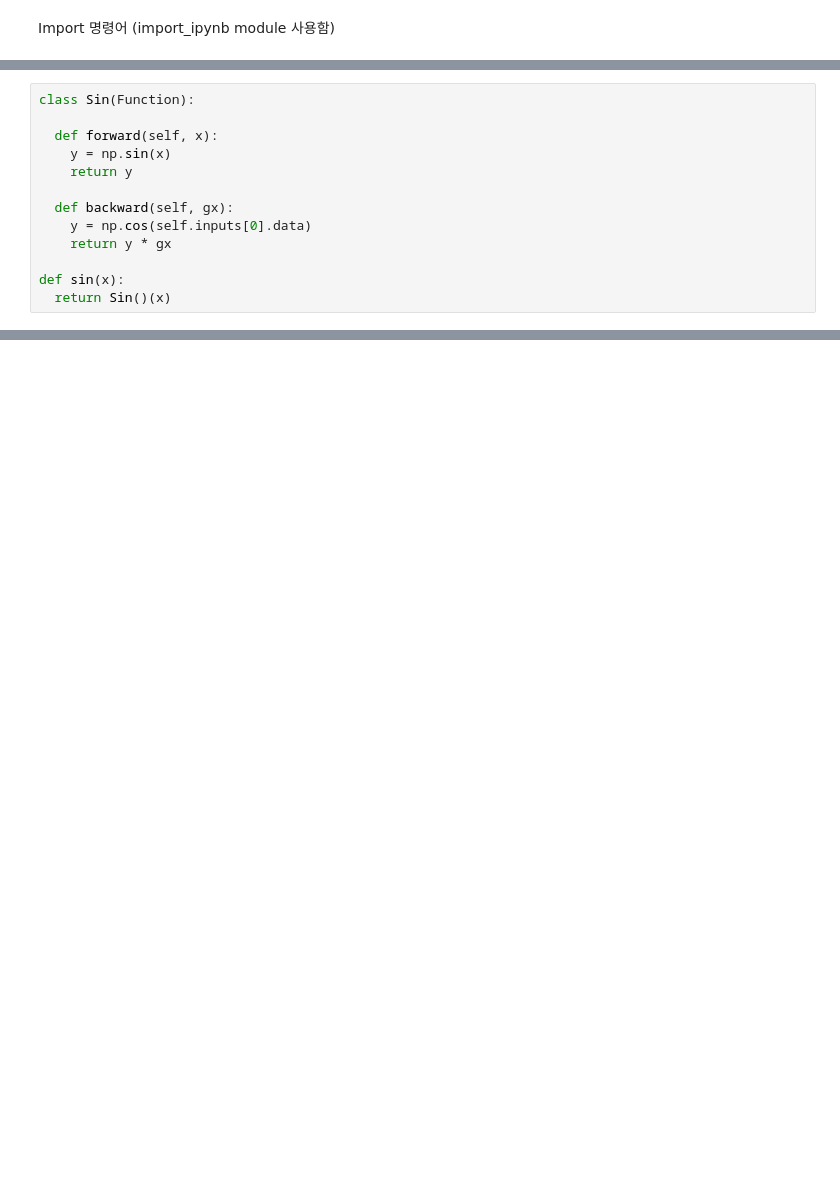
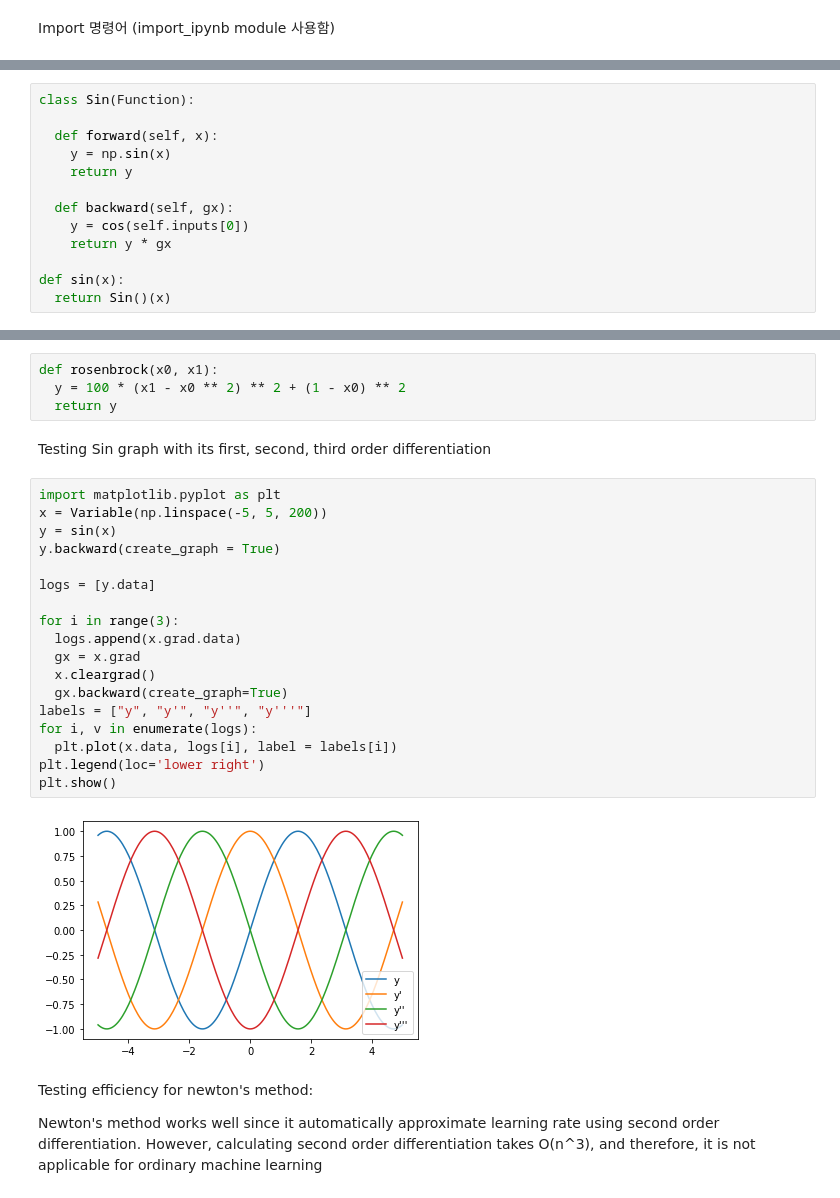
Before and after one commit to PSuHyeon/Simple_TensorFlow, a Jupyter notebook: Functions.ipynb, the cells around one changed output, grey strips where cells are left out. Drawn from its saved outputs; the diff is of its cells as text; blank space fills up the shorter version.

Commit message:
sin, cos, tanh function / Newton's Method

```diff
--- a/Functions.ipynb
+++ b/Functions.ipynb
@@ -39,7 +39,7 @@ class Sin(Function):
     return y
 
   def backward(self, gx):
-    y = np.cos(self.inputs[0].data)
+    y = cos(self.inputs[0])
     return y * gx
 
 def sin(x):
@@ -58,0 +74,30 @@ True
+# %%
+def rosenbrock(x0, x1):
+  y = 100 * (x1 - x0 ** 2) ** 2 + (1 - x0) ** 2
+  return y
+# %% [markdown]
+Testing Sin graph with its first, second, third order differentiation
+# %%
+import matplotlib.pyplot as plt
+x = Variable(np.linspace(-5, 5, 200))
+y = sin(x)
+y.backward(create_graph = True)
+
+logs = [y.data]
+
+for i in range(3):
+  logs.append(x.grad.data)
+  gx = x.grad
+  x.cleargrad()
+  gx.backward(create_graph=True)
+labels = ["y", "y'", "y''", "y'''"]
+for i, v in enumerate(logs):
+  plt.plot(x.data, logs[i], label = labels[i])
+plt.legend(loc='lower right')
+plt.show()
+# %% [output]
+[figure, added]
+# %% [markdown]
+Testing efficiency for newton's method:
+
+Newton's method works well since it automatically approximate learning rate using second order differentiation. However, calculating second order differentiation takes O(n^3), and therefore, it is not applicable for ordinary machine learning
```
Also changed, not shown: parts of 7 cells of this notebook.
